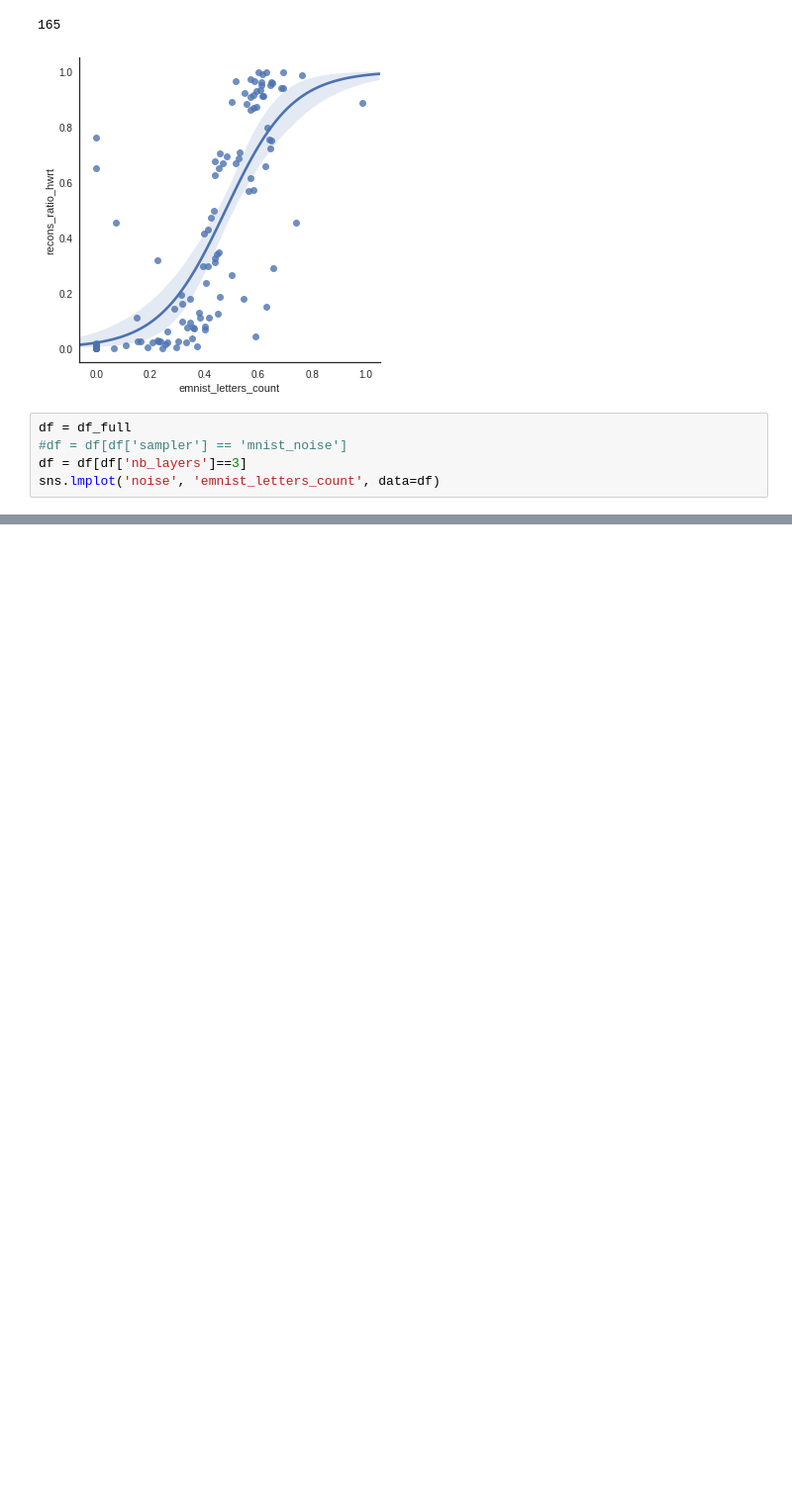
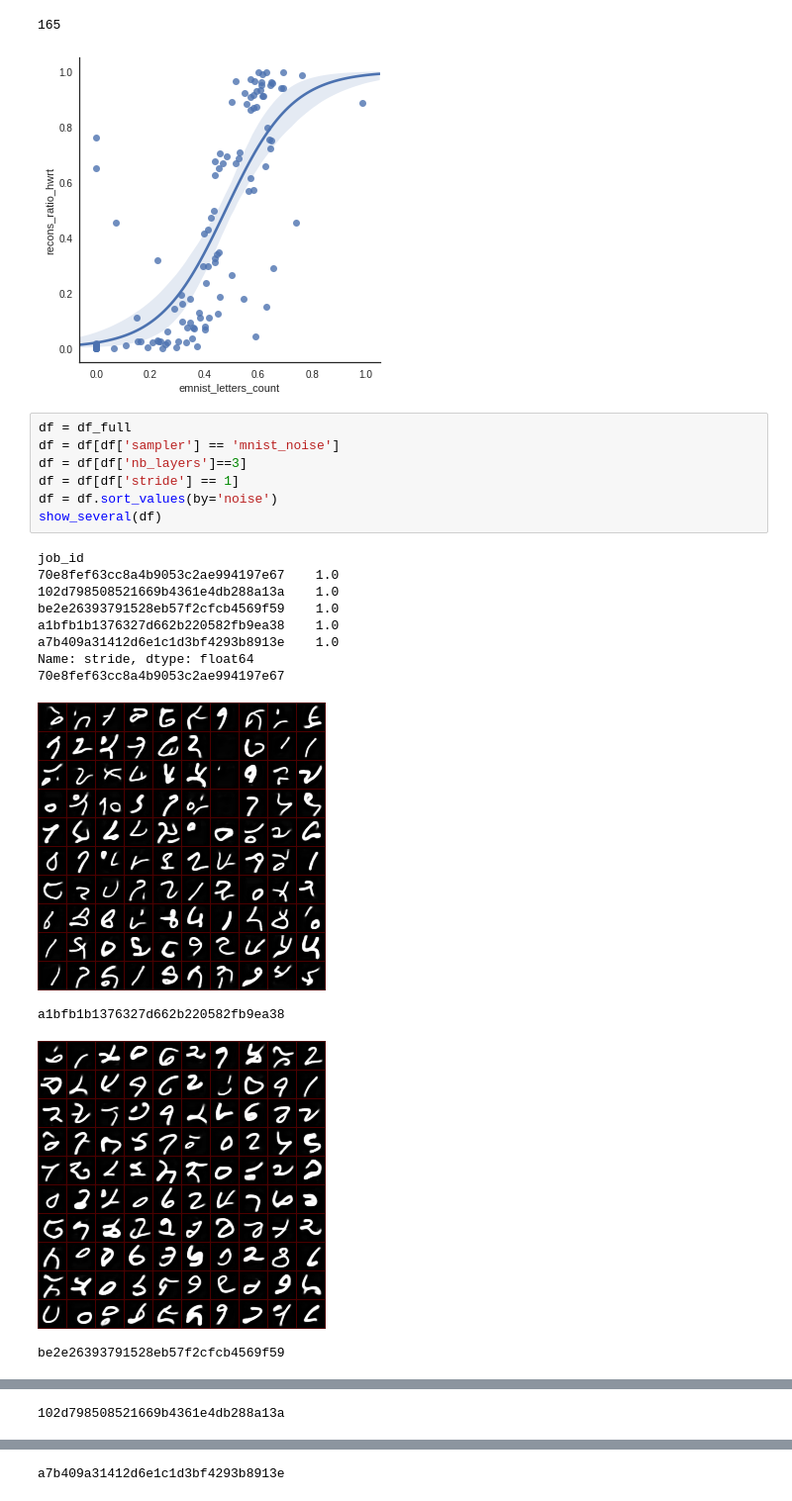
Before and after one commit to mehdidc/out_of_class, a Jupyter notebook: ae/ipynb/analysis.ipynb, the cells around one changed output, grey strips where cells are left out. Shown: that part at 99% size. Drawn from its saved outputs; the diff is of its cells as text; blank space fills up the shorter version.

```diff
--- a/ae/ipynb/analysis.ipynb
+++ b/ae/ipynb/analysis.ipynb
@@ -172,6 +147,21 @@ print(len(df))
 [figure]
 # %%
 df = df_full
-#df = df[df['sampler'] == 'mnist_noise']
+df = df[df['sampler'] == 'mnist_noise']
 df = df[df['nb_layers']==3]
-sns.lmplot('noise', 'emnist_letters_count', data=df)
+df = df[df['stride'] == 1]
+df = df.sort_values(by='noise')
+show_several(df)
+# %% [output]
+job_id
+70e8fef63cc8a4b9053c2ae994197e67    1.0
+102d798508521669b4361e4db288a13a    1.0
+be2e26393791528eb57f2cfcb4569f59    1.0
+a1bfb1b1376327d662b220582fb9ea38    1.0
+a7b409a31412d6e1c1d3bf4293b8913e    1.0
+Name: stride, dtype: float64
+70e8fef63cc8a4b9053c2ae994197e67
+[figure, added]
+a1bfb1b1376327d662b220582fb9ea38
+[figure, added]
+be2e26393791528eb57f2cfcb4569f59
@@ -177,0 +169 @@ sns.lmplot('noise', 'emnist_letters_count', data=df)
+102d798508521669b4361e4db288a13a
@@ -177,0 +171 @@ sns.lmplot('noise', 'emnist_letters_count', data=df)
+a7b409a31412d6e1c1d3bf4293b8913e
```
Also changed, not shown: parts of 6 cells of this notebook, 1 other file.
